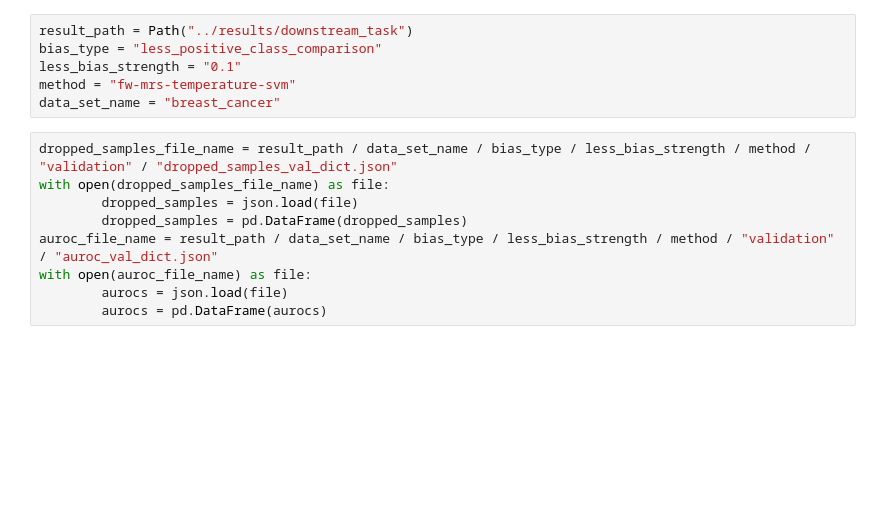
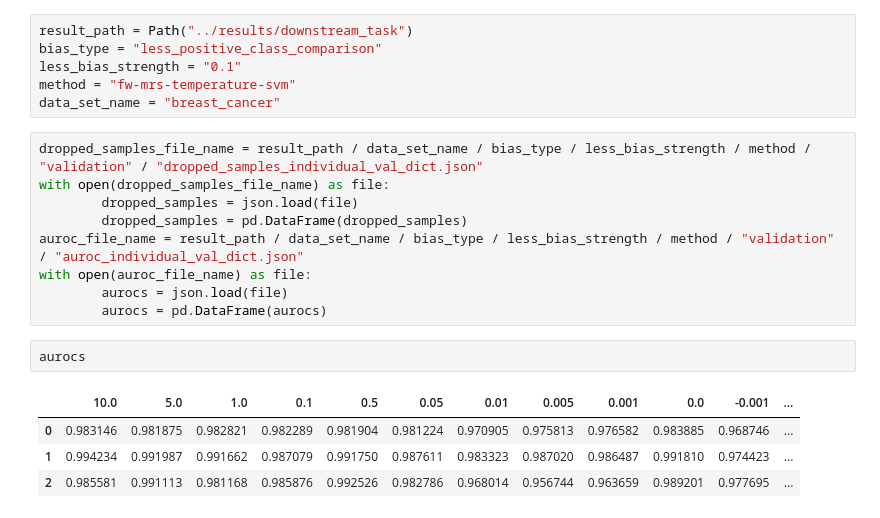
Before and after one commit to kramerlab/FeatureWeightDebiasing, a Jupyter notebook: notebooks/plot_trade_off.ipynb, the cells around one changed output. Saved outputs shown, nothing was run; the diff lists cells and outputs as text; blank space fills up the shorter version.

```diff
--- a/notebooks/plot_trade_off.ipynb
+++ b/notebooks/plot_trade_off.ipynb
@@ -15,11 +15,18 @@ less_bias_strength = "0.1"
 method = "fw-mrs-temperature-svm"
 data_set_name = "breast_cancer"
 # %%
-dropped_samples_file_name = result_path / data_set_name / bias_type / less_bias_strength / method / "validation" / "dropped_samples_val_dict.json"
+dropped_samples_file_name = result_path / data_set_name / bias_type / less_bias_strength / method / "validation" / "dropped_samples_individual_val_dict.json"
 with open(dropped_samples_file_name) as file:
         dropped_samples = json.load(file)
         dropped_samples = pd.DataFrame(dropped_samples)
-auroc_file_name = result_path / data_set_name / bias_type / less_bias_strength / method / "validation" / "auroc_val_dict.json"
+auroc_file_name = result_path / data_set_name / bias_type / less_bias_strength / method / "validation" / "auroc_individual_val_dict.json"
 with open(auroc_file_name) as file:
         aurocs = json.load(file)
         aurocs = pd.DataFrame(aurocs)
+# %%
+aurocs
+# %% [output]
+|  | 10.0 | 5.0 | 1.0 | 0.1 | 0.5 | 0.05 | 0.01 | 0.005 | 0.001 | 0.0 | -0.001 | ... |
+| 0 | 0.983146 | 0.981875 | 0.982821 | 0.982289 | 0.981904 | 0.981224 | 0.970905 | 0.975813 | 0.976582 | 0.983885 | 0.968746 | ... |
+| 1 | 0.994234 | 0.991987 | 0.991662 | 0.987079 | 0.991750 | 0.987611 | 0.983323 | 0.987020 | 0.986487 | 0.991810 | 0.974423 | ... |
+| 2 | 0.985581 | 0.991113 | 0.981168 | 0.985876 | 0.992526 | 0.982786 | 0.968014 | 0.956744 | 0.963659 | 0.989201 | 0.977695 | ... |
```
Also changed, not shown: parts of 2 cells of this notebook, 6 other files.
